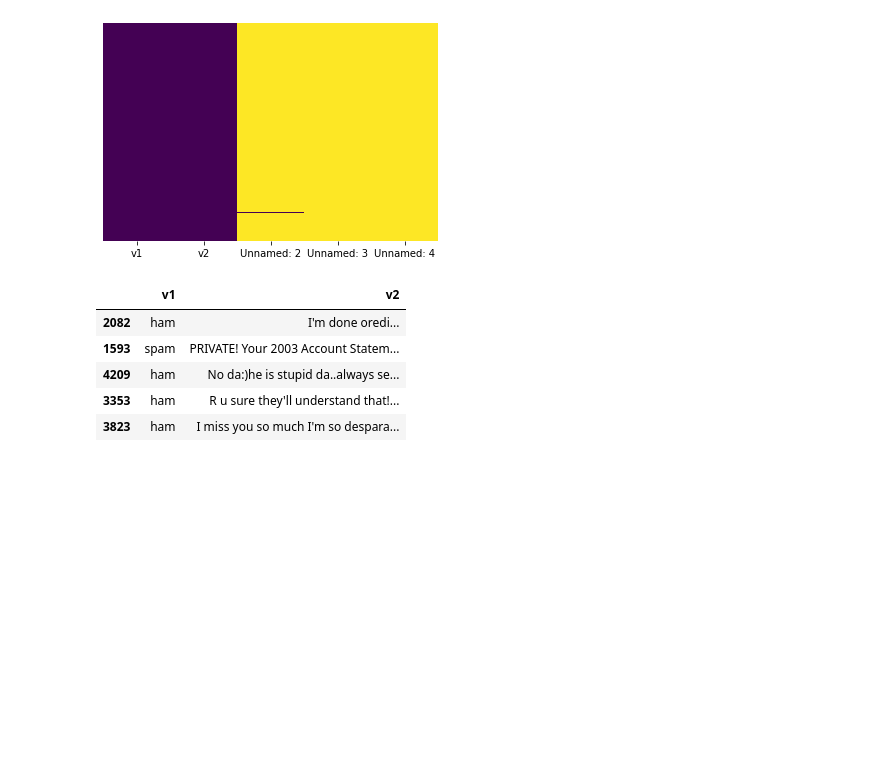
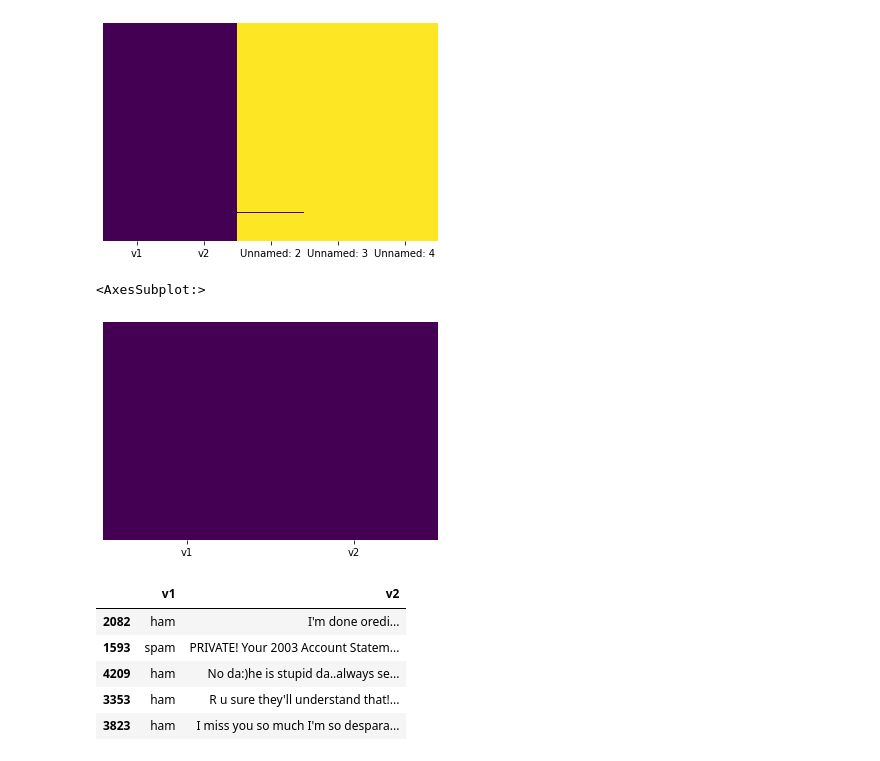
Before and after one commit to mkpatil200/SMS-Spam-Classifier, a Jupyter notebook: SMS Spam Classifier.ipynb, the cells around one changed output. Cells and saved outputs as stored; diff of their text form; code cells hidden in the pictures; blank space fills up the shorter version.

```diff
--- a/SMS Spam Classifier.ipynb
+++ b/SMS Spam Classifier.ipynb
@@ -99,6 +99,11 @@ sns.heatmap(df.isnull(),yticklabels=False,cbar=False, cmap='viridis')
 [figure]
 # %%
 df.drop(['Unnamed: 2','Unnamed: 3','Unnamed: 4'],axis=1, inplace=True)
+# %%
+sns.heatmap(df.isnull(),yticklabels=False,cbar=False, cmap='viridis')
+# %% [output]
+<AxesSubplot:>
+[figure, added]
 # %%
 df.sample(5)
 # %% [output]
```
Also changed, not shown: parts of 4 cells of this notebook.
